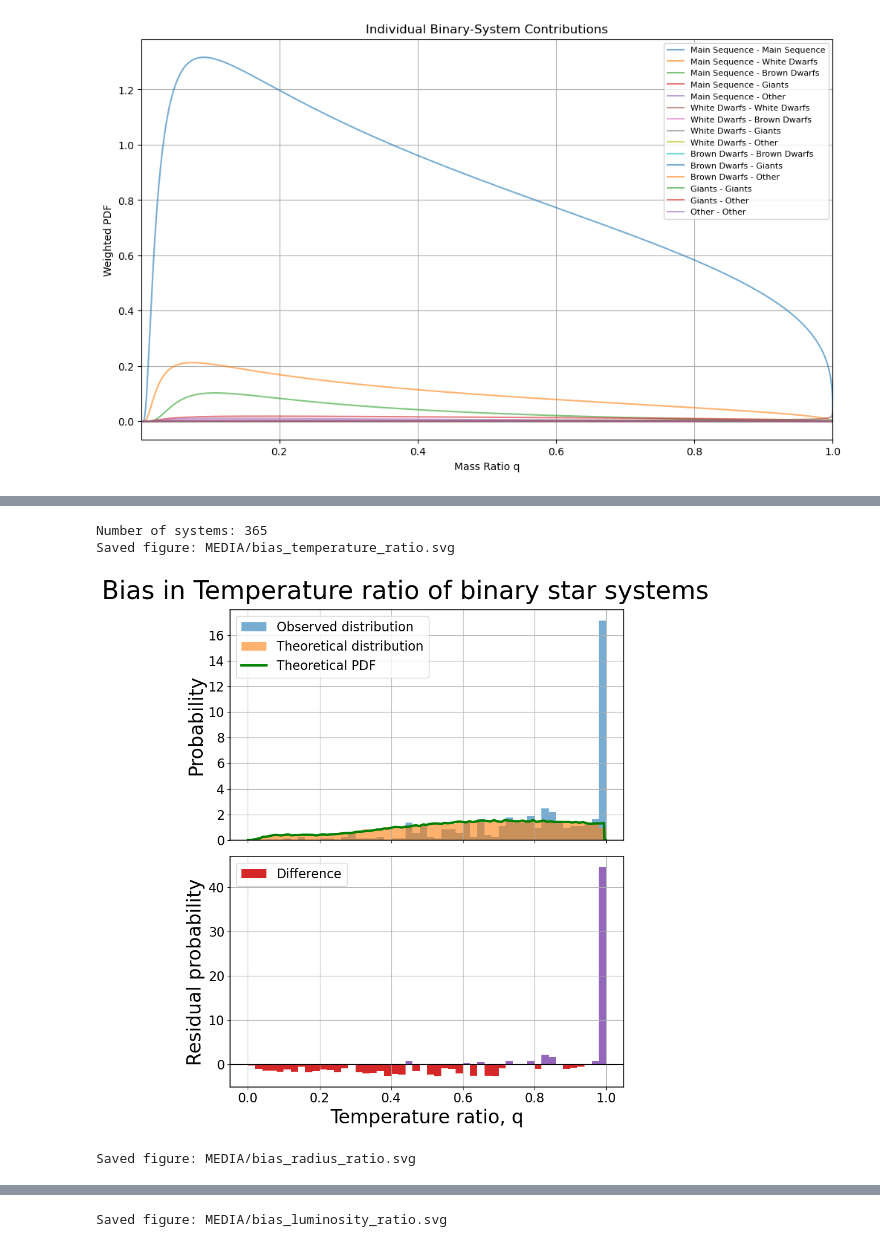
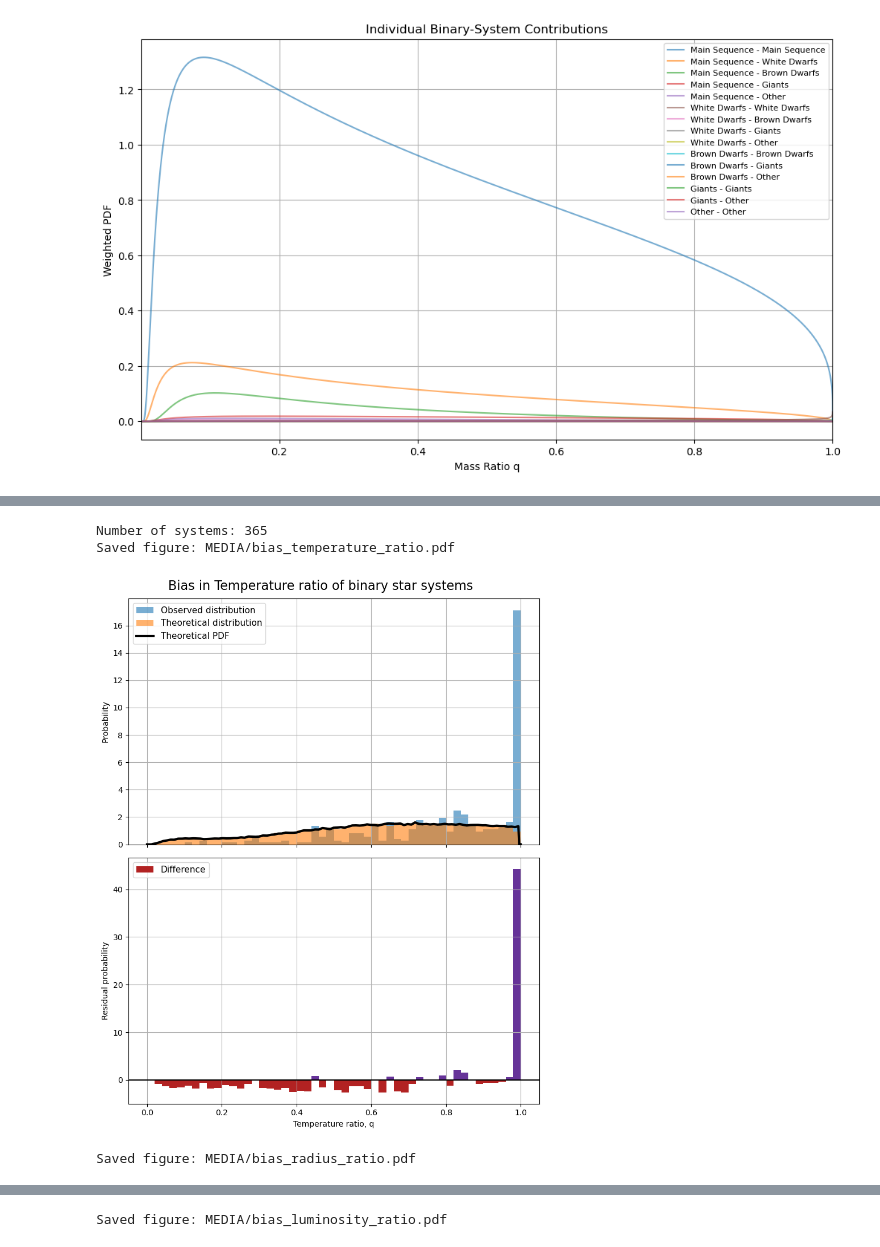
Before and after one commit to Eljameuter/Orbital-and-physical-parameter-distribution-of-Binary-Systems, a Jupyter notebook: Analysis-R.ipynb, the cells around one changed output, grey strips where cells are left out. Cells and saved outputs as stored; diff of their text form; code cells hidden in the pictures.

```diff
--- a/Analysis-R.ipynb
+++ b/Analysis-R.ipynb
@@ -3577,10 +3577,6 @@ obs_qL = np.clip(df_ratios["L_ratio"].dropna().values, 1e-12, 0.999999)
 # 4. MAIN PLOTTING FUNCTION (WITH SAVE)
 # ============================================================
 
-# ============================================================
-# 4. MAIN PLOTTING FUNCTION (WITH SAVE)
-# ============================================================
-
 def plot_q_panel(
     observed,
     theory_samples,
@@ -3590,15 +3586,6 @@ def plot_q_panel(
     bins=50,
     pdfcol="PDF"
 ):
-
-    # --------------------------------------------------------
-    # GLOBAL STYLE SETTINGS
-    # --------------------------------------------------------
-    plt.rcParams['xtick.labelsize'] = 16
-    plt.rcParams['ytick.labelsize'] = 16
-    plt.rcParams['axes.labelsize'] = 24
-    plt.rcParams['axes.titlesize'] = 22
-    plt.rcParams['axes.linewidth'] = 1.1
 
     LABEL_MAP = {
         "q_T": "Temperature",
@@ -3659,8 +3646,7 @@ def plot_q_panel(
         bins=edges,
         density=True,
         alpha=0.6,
-        label="Observed distribution",
-        color="#1f77b4"
+        label="Observed distribution"
     )
 
     ax1.hist(
@@ -3668,24 +3654,23 @@ def plot_q_panel(
         bins=edges,
         density=True,
         alpha=0.6,
-        label="Theoretical distribution",
-        color="#ff7f0e"
+        label="Theoretical distribution"
     )
 
     ax1.plot(
         x_smooth,
         pdf_smooth,
-        color="green",
+        color="black",
         lw=3,
         label="Theoretical PDF"
     )
 
     ax1.set_ylabel("Probability")
-    ax1.legend(fontsize=16)
+    ax1.legend(fontsize=11)
     ax1.grid()
 
     # ===================== BOTTOM ============================
-    colors = np.where(residual > 0, "#9467bd", "#d62728")
+    colors = np.where(residual > 0, "rebeccapurple", "firebrick")
 
     ax2.bar(
         centers,
@@ -3697,40 +3682,37 @@ def plot_q_panel(
     )
 
     ax2.axhline(0, color="black")
 
     ax2.set_xlabel(f"{label} ratio, q")
     ax2.set_ylabel("Residual probability")
-    ax2.legend(fontsize=16)
+    ax2.legend(fontsize=11)
     ax2.grid()
 
-    plt.suptitle(
-        f"Bias in {label} ratio of binary star systems",
-        fontsize=32
-    )
-
+    plt.suptitle(f"Bias in {label} ratio of binary star systems", size=16)
     plt.tight_layout()
 
     # ========================================================
     # SAVE FIGURE
     # ========================================================
     os.makedirs("MEDIA", exist_ok=True)
 
-    filename = f"MEDIA/bias_{label.lower()}_ratio.svg"
+    filename = f"MEDIA/bias_{label.lower()}_ratio.pdf"
     plt.savefig(filename, bbox_inches="tight")
 
     print(f"Saved figure: {filename}")
 
     plt.show()
+
 
 # ============================================================
 # 5. RUN ALL
 # ============================================================
 
 plot_q_panel(obs_qT, theory_qT_big, pdf_qT, "q_T", "q_T")
 plot_q_panel(obs_qR, theory_qR_big, pdf_qR, "q_R", "q_R")
 plot_q_panel(obs_qL, theory_qL_big, pdf_qL, "q_L", "q_L")
 # %% [output]
 Number of systems: 365
-Saved figure: MEDIA/bias_temperature_ratio.svg
+Saved figure: MEDIA/bias_temperature_ratio.pdf
-[figure, old version]
+[figure, new version]
-Saved figure: MEDIA/bias_radius_ratio.svg
+Saved figure: MEDIA/bias_radius_ratio.pdf
@@ -3738 +3720 @@ Saved figure: MEDIA/bias_radius_ratio.svg
-Saved figure: MEDIA/bias_luminosity_ratio.svg
+Saved figure: MEDIA/bias_luminosity_ratio.pdf
```
Also changed, not shown: parts of 5 cells of this notebook, 16 other files.
